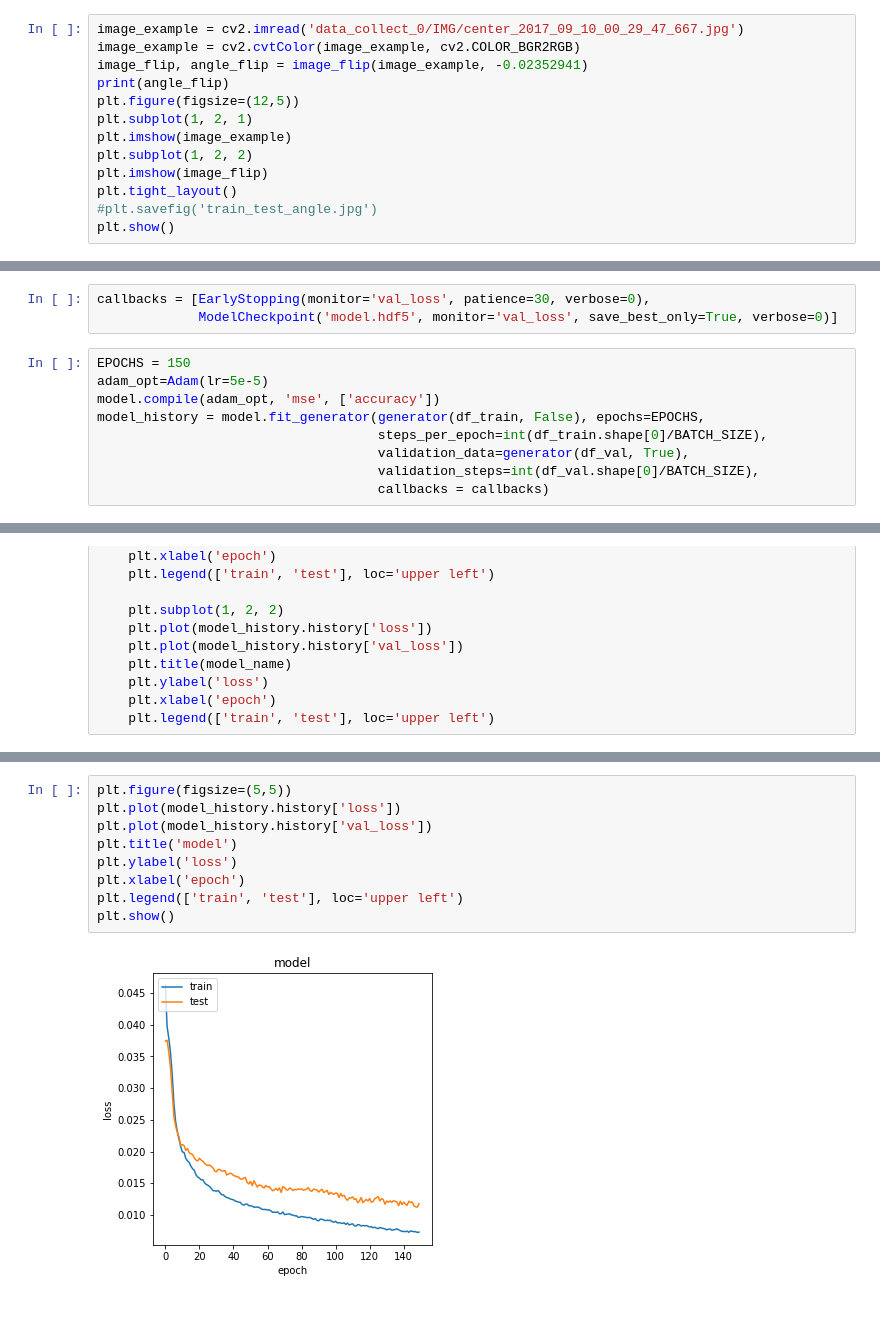
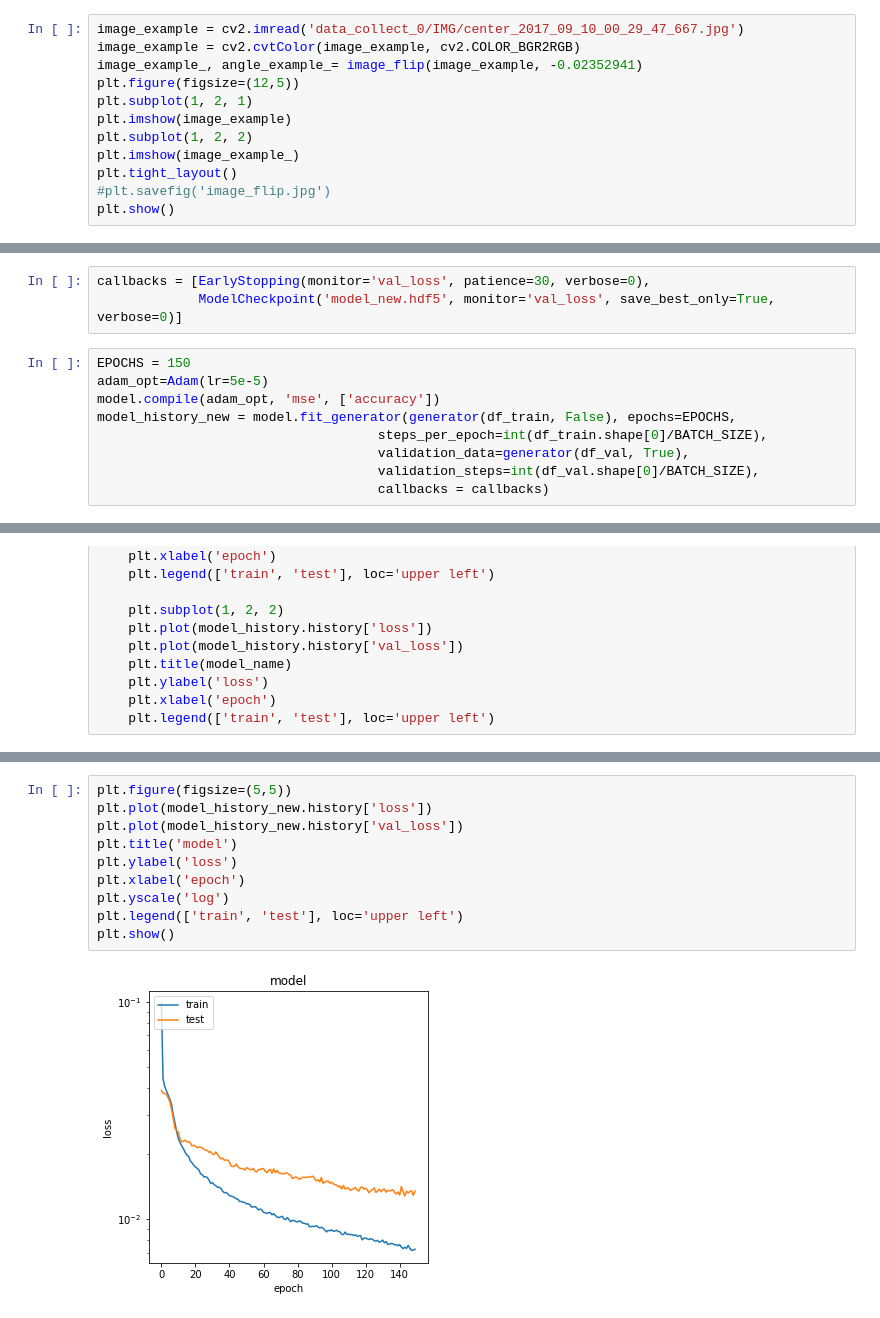
Before and after one commit to wengyao04/CarND-Behavioral-Cloning-P3, a Jupyter notebook: behavior_cloning.ipynb, the cells around one changed output, grey strips where cells are left out. Cells and saved outputs as stored; diff of their text form.

```diff
--- a/behavior_cloning.ipynb
+++ b/behavior_cloning.ipynb
@@ -52,14 +52,13 @@ def image_flip(image, angle):
 # %%
 image_example = cv2.imread('data_collect_0/IMG/center_2017_09_10_00_29_47_667.jpg')
 image_example = cv2.cvtColor(image_example, cv2.COLOR_BGR2RGB)
-image_flip, angle_flip = image_flip(image_example, -0.02352941)
-print(angle_flip)
+image_example_, angle_example_= image_flip(image_example, -0.02352941)
 plt.figure(figsize=(12,5))
 plt.subplot(1, 2, 1)
 plt.imshow(image_example)
 plt.subplot(1, 2, 2)
-plt.imshow(image_flip)
+plt.imshow(image_example_)
 plt.tight_layout()
-#plt.savefig('train_test_angle.jpg')
+#plt.savefig('image_flip.jpg')
 plt.show()
 # %% [output]
@@ -130,12 +143,12 @@ model.add(Dropout(0.3))
 model.add(Dense(1))
 # %%
 callbacks = [EarlyStopping(monitor='val_loss', patience=30, verbose=0),
-             ModelCheckpoint('model.hdf5', monitor='val_loss', save_best_only=True, verbose=0)]
+             ModelCheckpoint('model_new.hdf5', monitor='val_loss', save_best_only=True, verbose=0)]
 # %%
 EPOCHS = 150
 adam_opt=Adam(lr=5e-5)
 model.compile(adam_opt, 'mse', ['accuracy'])
-model_history = model.fit_generator(generator(df_train, False), epochs=EPOCHS,
+model_history_new = model.fit_generator(generator(df_train, False), epochs=EPOCHS,
                                     steps_per_epoch=int(df_train.shape[0]/BATCH_SIZE),
                                     validation_data=generator(df_val, True),
                                     validation_steps=int(df_val.shape[0]/BATCH_SIZE),
@@ -188,11 +194,12 @@ plt.show()
 # %%
 plt.figure(figsize=(5,5))
-plt.plot(model_history.history['loss'])
-plt.plot(model_history.history['val_loss'])
+plt.plot(model_history_new.history['loss'])
+plt.plot(model_history_new.history['val_loss'])
 plt.title('model')
 plt.ylabel('loss')
 plt.xlabel('epoch')
+plt.yscale('log')
 plt.legend(['train', 'test'], loc='upper left')
 plt.show()
 # %% [output]
-[figure, old version]
+[figure, new version]
```
Also changed, not shown: parts of 5 cells of this notebook, 1 other file.
